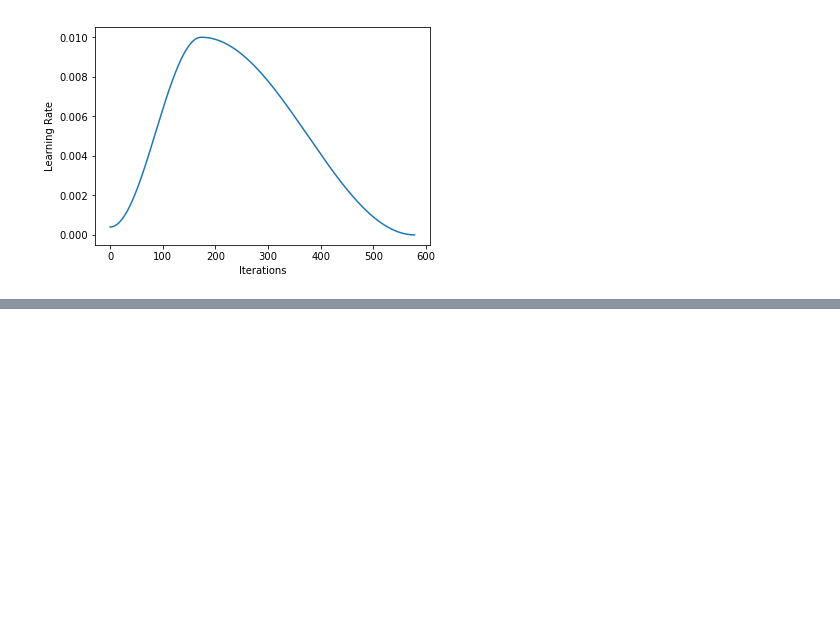
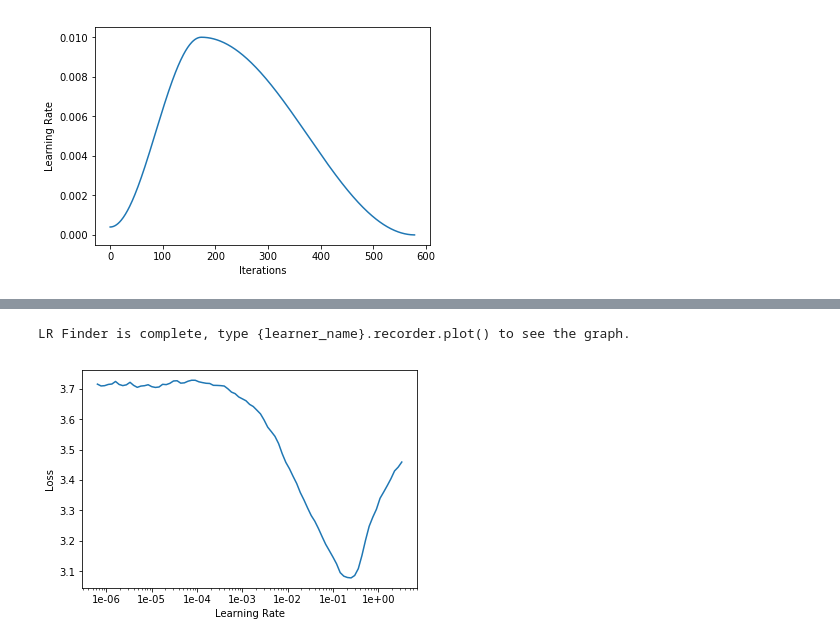
Before and after one commit to AutuanLiu/Fastai-Notes-V3, a Jupyter notebook: fastai_DL_nbs/lesson06_pets_more.ipynb, the cells around one changed output, grey strips where cells are left out. Saved outputs shown, nothing was run; the diff lists cells and outputs as text; code cells hidden in the pictures; blank space fills up the shorter version.

```diff
--- a/fastai_DL_nbs/lesson06_pets_more.ipynb
+++ b/fastai_DL_nbs/lesson06_pets_more.ipynb
@@ -146,0 +202,4 @@ learn.recorder.plot_lr()
+# %%
+learn.lr_find()
+learn.recorder.plot()
+# %% [output]
@@ -146,0 +207,2 @@ learn.recorder.plot_lr()
+LR Finder is complete, type {learner_name}.recorder.plot() to see the graph.
+[figure, added]
```
Also changed, not shown: parts of 48 cells of this notebook, 6 other files.
